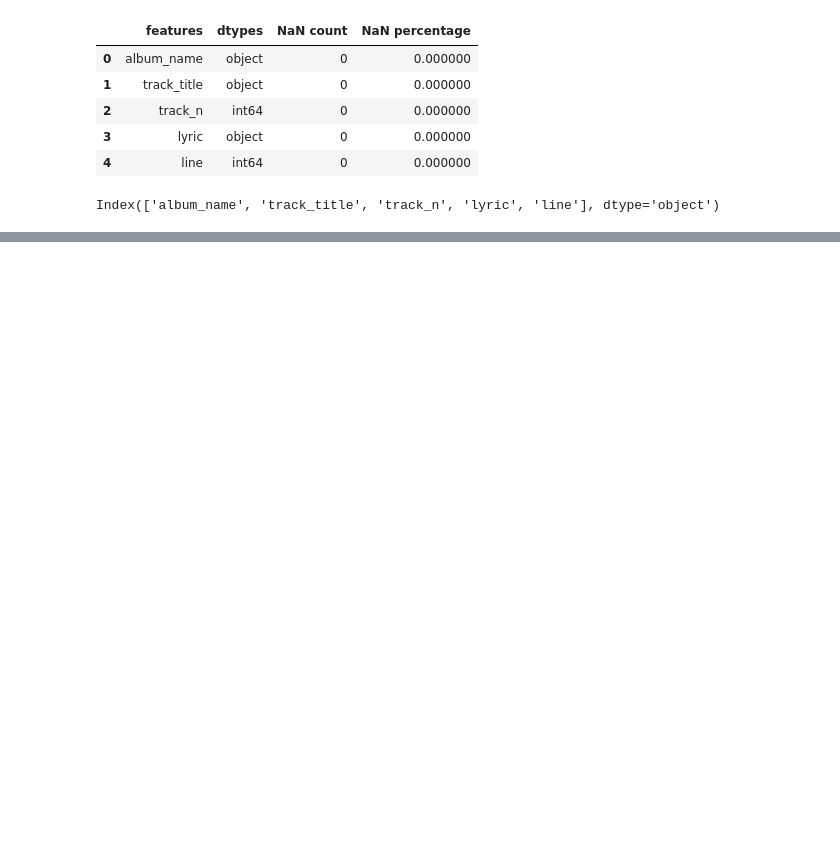
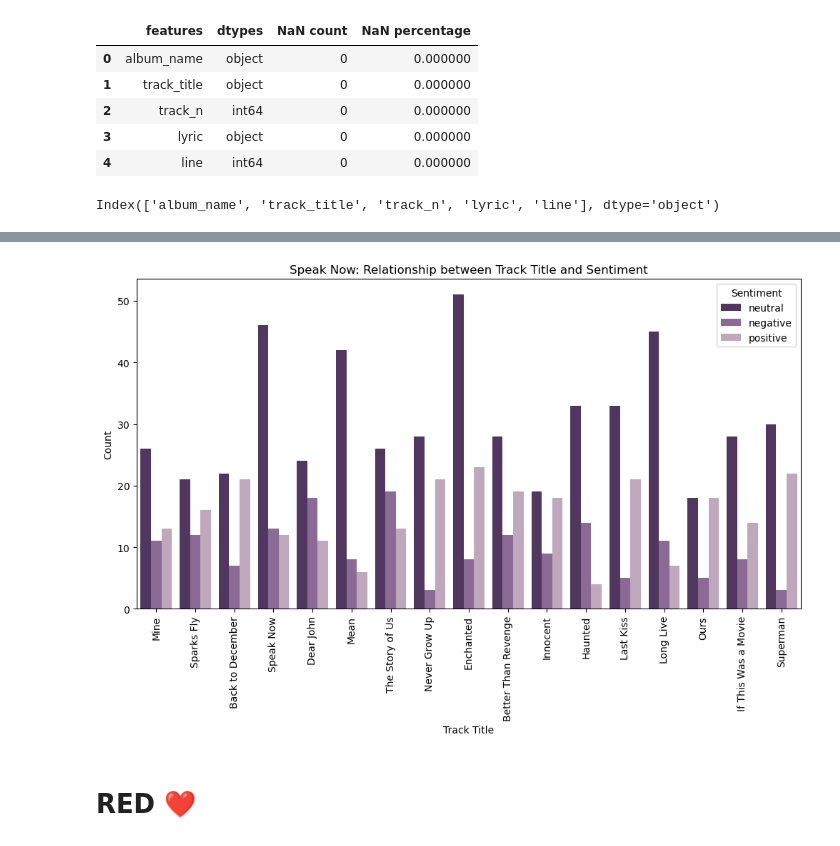
Before and after one commit to mae-and/record-sentiment-analysis, a Jupyter notebook: taylor_swift_analysis.ipynb, the cells around one changed output, grey strips where cells are left out. Drawn from its saved outputs; the diff is of its cells as text; code cells hidden in the pictures; blank space fills up the shorter version.

```diff
--- a/taylor_swift_analysis.ipynb
+++ b/taylor_swift_analysis.ipynb
@@ -145,0 +230,3 @@ plt.show()
+# %%
+df = pd.read_csv('/Users/kaylaanderson/record-sentiment-analysis/taylor_swift_lyrics_dataset/03-speak_now_deluxe_package.csv')
+df['track_title'].value_counts()
@@ -145,0 +252,16 @@ plt.show()
+# %%
+analyzer = SentimentIntensityAnalyzer()
+df['Vader_Score'] = df['lyric'].apply(lambda text: analyzer.polarity_scores(text)['compound'])
+df['Sentiment'] = df['Vader_Score'].apply(lambda score: 'positive' if score >= 0.05 else ('negative' if score <= -0.05 else 'neutral'))
+
+plt.figure(figsize=(12, 6))
+sns.countplot(x='track_title', hue='Sentiment', data=df, palette='swift.speak_now_tv')
+plt.title('Speak Now: Relationship between Track Title and Sentiment')
+plt.xlabel('Track Title')
+plt.ylabel('Count')
+plt.xticks(rotation=90)
+plt.show()
+# %% [output]
+[figure, added]
+# %% [markdown]
+# RED ❤️
```
Also changed, not shown: parts of 45 cells of this notebook.
